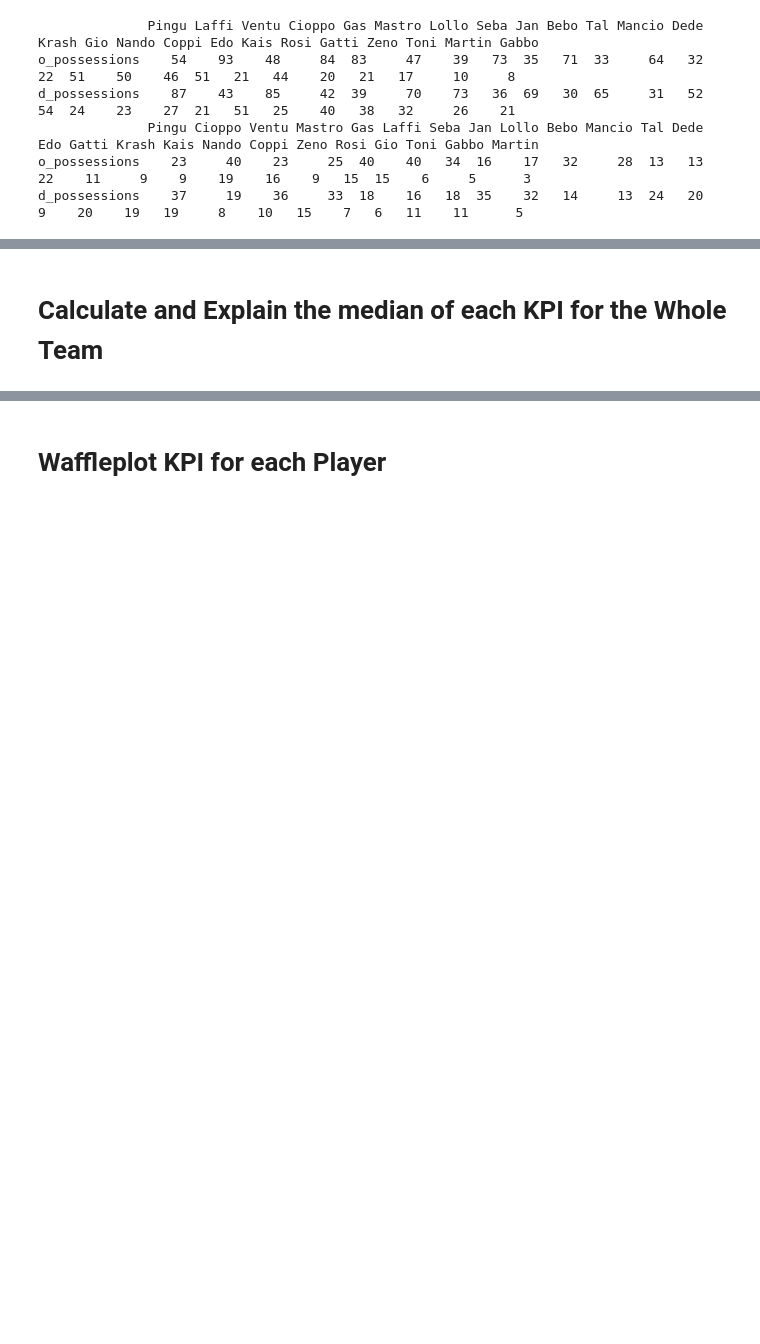
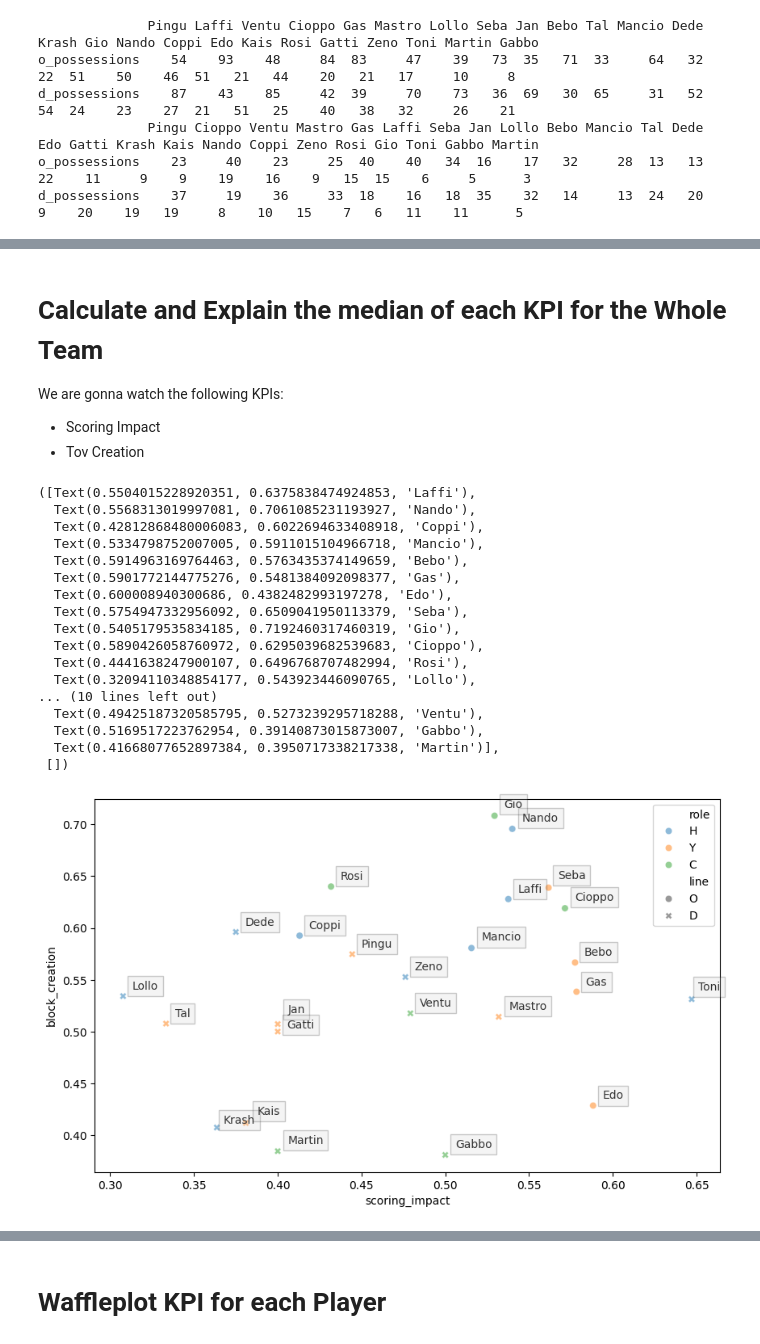
Before and after one commit to alegalli/peLaFottaEUCF2024, a Jupyter notebook: viz.ipynb, the cells around one changed output, grey strips where cells are left out. Drawn from its saved outputs; the diff is of its cells as text; code cells hidden in the pictures; blank space fills up the shorter version.

```diff
--- a/viz.ipynb
+++ b/viz.ipynb
@@ -201,3 +198,45 @@ for i in range(total_rows):
 # %% [markdown]
 # Calculate and Explain the median of each KPI for the Whole Team
+We are gonna watch the following KPIs:
+- Scoring Impact
+- Tov Creation
+# %%
+kpi
+clutch_kpi
+plt.figure(figsize=(10, 6))
+
+sns.scatterplot(x='scoring_impact', y='block_creation', data=kpi, hue='role', style='line', alpha=0.5)#, size='tot_possessions', sizes=(0,150), alpha=0.5)
+
+# # This works but puts the text one over the other
+# # for i in range(kpi.shape[0]):
+# #     plt.text(x=kpi.scoring_impact[i]+0.005,y=kpi.block_creation[i]+0.005,s=kpi.name[i], fontdict=dict(color='#333333',size=10),bbox=dict(facecolor='#CCCCCC',alpha=0.2))
+# sns.lmplot(x='scoring_impact', y='block_creation', data=kpi, line_kws={'color': 'red'})
+texts = [plt.text(x=kpi.scoring_impact[i]+0.005,y=kpi.block_creation[i]+0.005,s=kpi.name[i],fontdict=dict(color='#333333',size=10),bbox=dict(facecolor='#CCCCCC',alpha=0.2)) for i in range(kpi.shape[0])] #, fontdict=dict(color='#333333',size=10),bbox=dict(facecolor='#CCCCCC',alpha=0.2)
+adjust_text(texts, expand_points=(3,3))
+
+
+# # To see distributions with a lot of data
+# sns.kdeplot(data=kpi,x='scoring_impact',y='block_creation',fill=True,cmap='mako_r')
+# sns.histplot(data=kpi,x='scoring_impact',y='block_creation')
+# sns.relplot(data=kpi,x='scoring_impact',y='block_creation',col='role')
+# plt.shows()
+# %% [output]
+([Text(0.5504015228920351, 0.6375838474924853, 'Laffi'),
+  Text(0.5568313019997081, 0.7061085231193927, 'Nando'),
+  Text(0.42812868480006083, 0.6022694633408918, 'Coppi'),
+  Text(0.5334798752007005, 0.5911015104966718, 'Mancio'),
+  Text(0.5914963169764463, 0.5763435374149659, 'Bebo'),
+  Text(0.5901772144775276, 0.5481384092098377, 'Gas'),
+  Text(0.600008940300686, 0.4382482993197278, 'Edo'),
+  Text(0.5754947332956092, 0.6509041950113379, 'Seba'),
+  Text(0.5405179535834185, 0.7192460317460319, 'Gio'),
+  Text(0.5890426058760972, 0.6295039682539683, 'Cioppo'),
+  Text(0.4441638247900107, 0.6496768707482994, 'Rosi'),
+  Text(0.32094110348854177, 0.543923446090765, 'Lollo'),
+... (10 lines left out)
+  Text(0.49425187320585795, 0.5273239295718288, 'Ventu'),
+  Text(0.5169517223762954, 0.39140873015873007, 'Gabbo'),
+  Text(0.41668077652897384, 0.3950717338217338, 'Martin')],
+ [])
+[figure, added]
 # %% [markdown]
```
Also changed, not shown: parts of 11 cells of this notebook, 16 other files.
